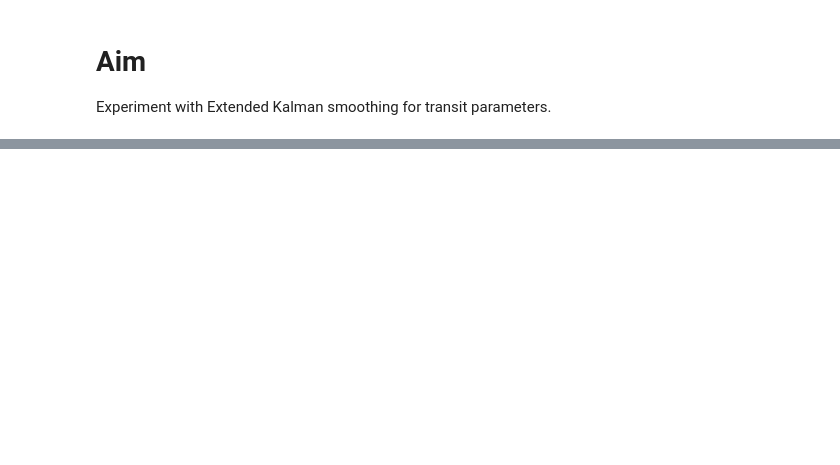
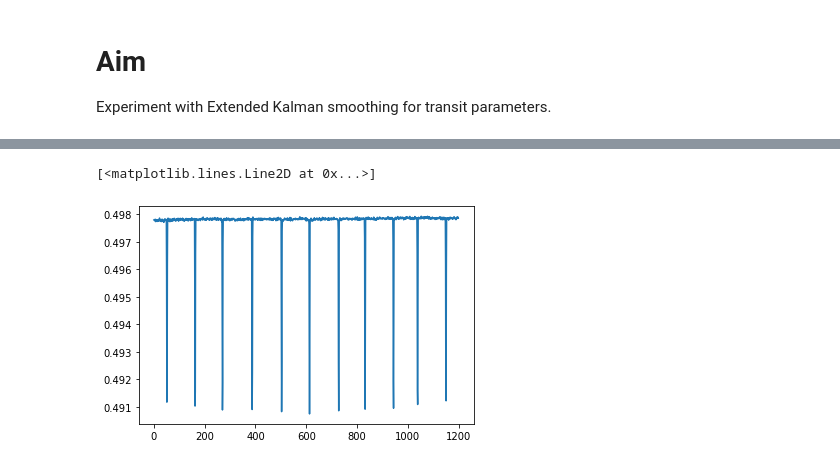
Before and after one commit to aditya-sengupta/tesscomp-prototyping, a Jupyter notebook: notebooks/ekf_lc_smoothing.ipynb, the cells around one changed output, grey strips where cells are left out. Cells and saved outputs as stored; diff of their text form; code cells hidden in the pictures; blank space fills up the shorter version.

```diff
--- a/notebooks/ekf_lc_smoothing.ipynb
+++ b/notebooks/ekf_lc_smoothing.ipynb
@@ -147,11 +181,16 @@ AttributeError: 'EKFilter' object has no attribute 'steady_state'
 # %%
+lcfilter.reset()
 num_steps = 1200
 kf_test_results = np.empty(num_steps)
 for i in tqdm.trange(num_steps):
-    lightcurve_filter.predict()
-    lightcurve_filter.update(lc_flux[i])
-    kf_test_results[i] = lightcurve_measure(lightcurve_filter.state)
+    lcfilter.predict()
+    lcfilter.update(lc_flux[i])
+    measurement = lcfilter.measure()
+    kf_test_results[i] = measurement
 
 plt.plot(kf_test_results, label='kf')
+# %% [output]
+[<matplotlib.lines.Line2D at 0x...>]
+[figure, added]
 # %%
 plt.plot(lc_flux[:num_steps])
```
Also changed, not shown: parts of 13 cells of this notebook, 2 other files.
